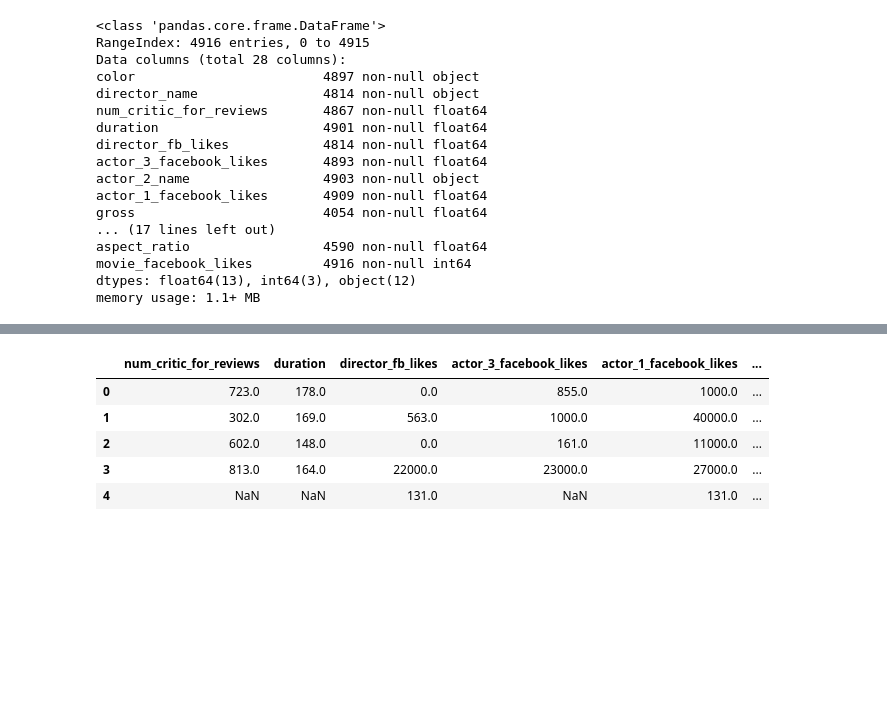
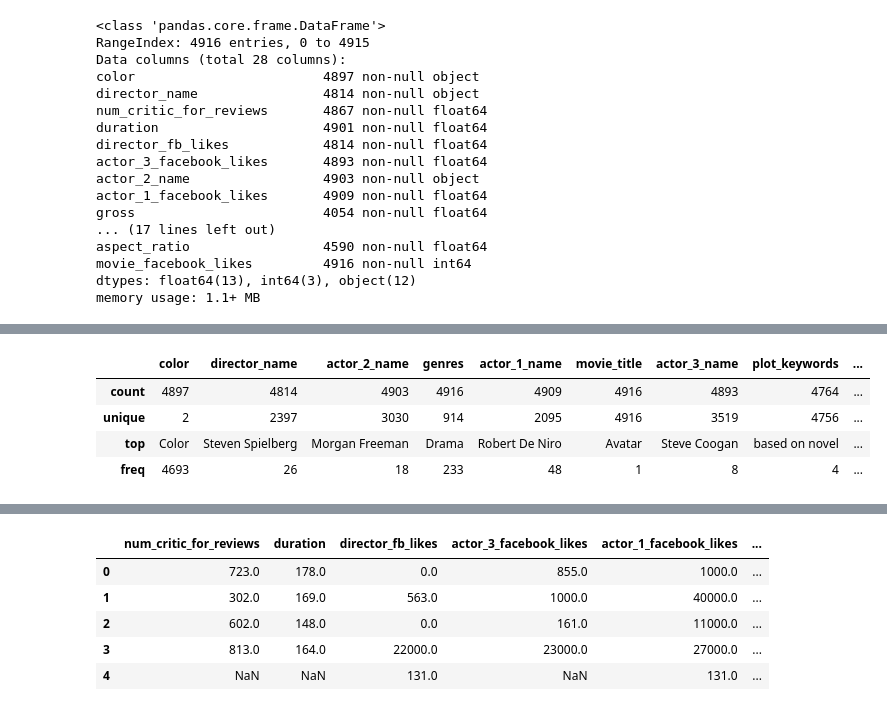
Before and after one commit to Rosevanes/Data-Analyst, a Jupyter notebook: 03_Manipulation_des_donnees_avec_Pandas.ipynb, the cells around one changed output, grey strips where cells are left out. Cells and saved outputs as stored; diff of their text form; code cells hidden in the pictures; blank space fills up the shorter version.

```diff
--- a/03_Manipulation_des_donnees_avec_Pandas.ipynb
+++ b/03_Manipulation_des_donnees_avec_Pandas.ipynb
@@ -299,3 +425,12 @@ movie_string.head()
 | 2 | Color | Sam Mendes | Rory Kinnear | Action|Adventure|Thriller | Christoph Waltz | Spectre | Stephanie Sigman | bomb|espionage|sequel|spy|terrorist | ... |
 | 3 | Color | Christopher Nolan | Christian Bale | Action|Thriller | Tom Hardy | The Dark Knight Rises | Joseph Gordon-Levitt | deception|imprisonment|lawlessnes... | ... |
 | 4 | NaN | Doug Walker | Rob Walker | Documentary | Doug Walker | Star Wars: Episode VII - The Forc... | NaN | NaN | ... |
+# %%
+#description des données
+movie_string.describe()
+# %% [output]
+|  | color | director_name | actor_2_name | genres | actor_1_name | movie_title | actor_3_name | plot_keywords | ... |
+| count | 4897 | 4814 | 4903 | 4916 | 4909 | 4916 | 4893 | 4764 | ... |
+| unique | 2 | 2397 | 3030 | 914 | 2095 | 4916 | 3519 | 4756 | ... |
+| top | Color | Steven Spielberg | Morgan Freeman | Drama | Robert De Niro | Avatar | Steve Coogan | based on novel | ... |
+| freq | 4693 | 26 | 18 | 233 | 48 | 1 | 8 | 4 | ... |
```
Also changed, not shown: parts of 35 cells of this notebook.
